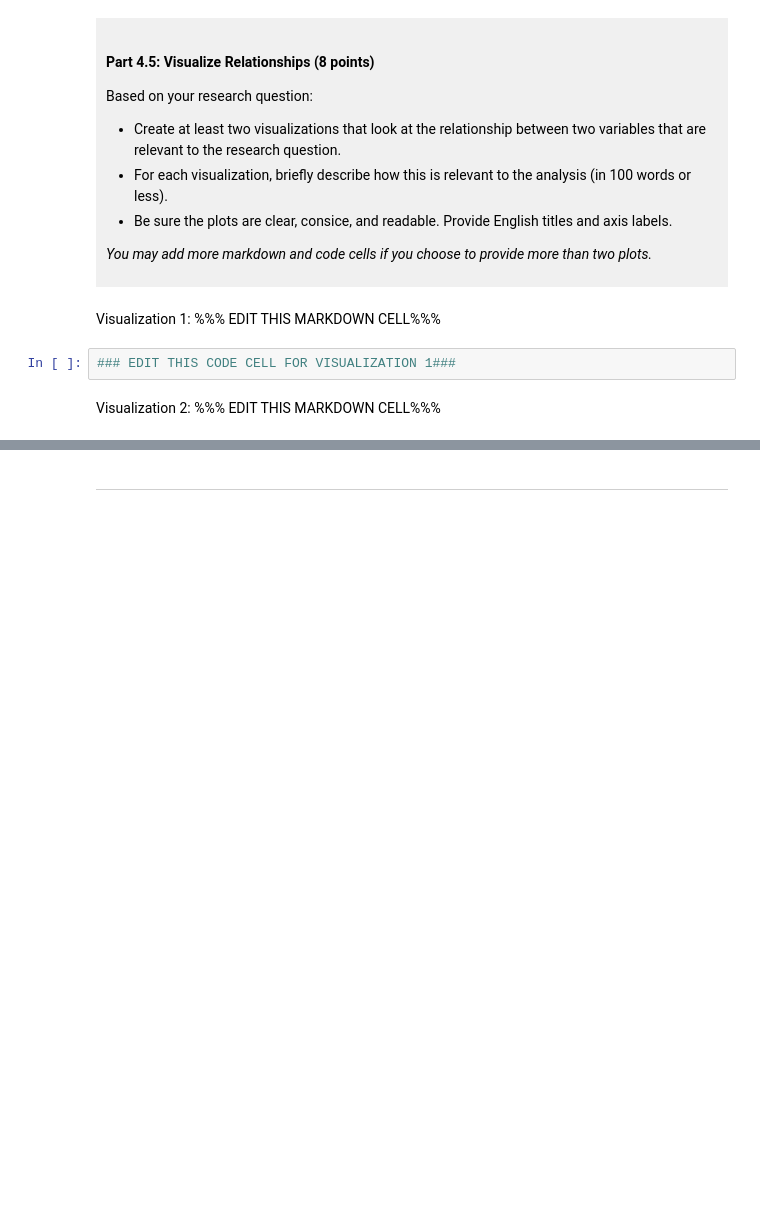
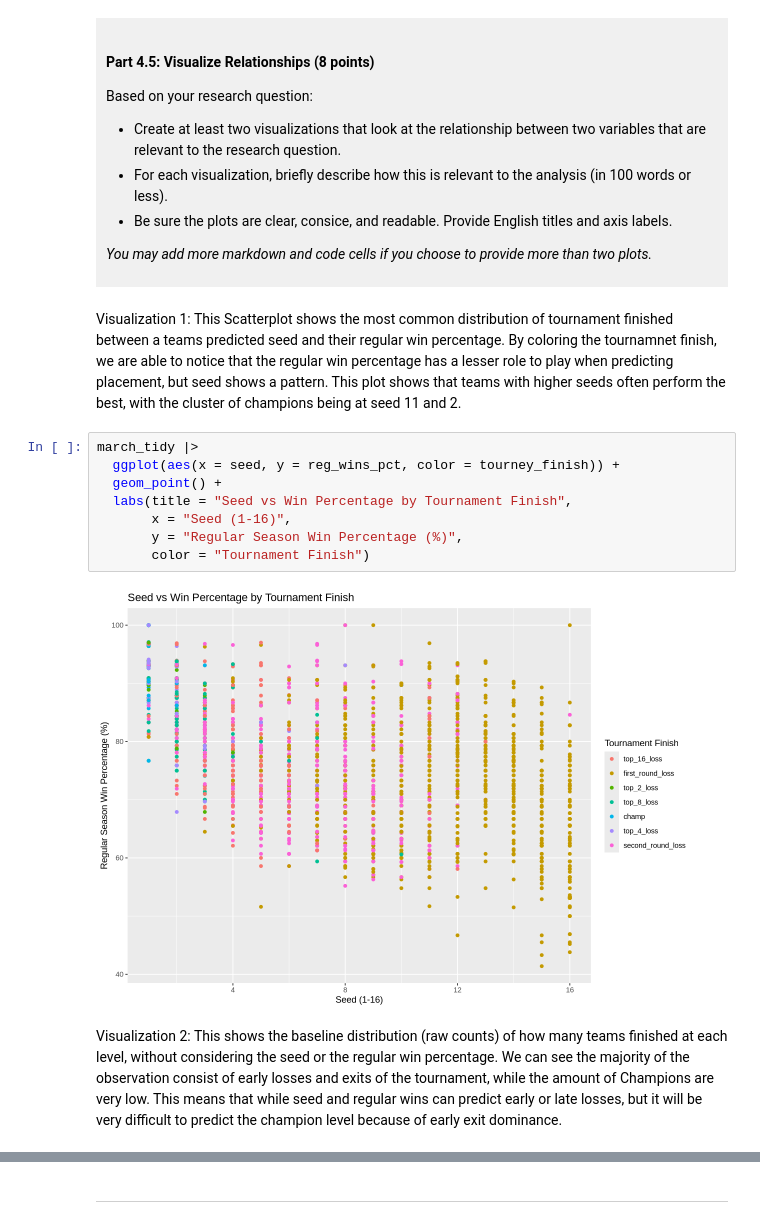
Before and after one commit to jinyuchx-creator/dsci-100-project-jinyu-chen, a Jupyter notebook: dsci-100-project-notebook.ipynb, the cells around one changed output, grey strips where cells are left out. Drawn from its saved outputs; the diff is of its cells as text; blank space fills up the shorter version.

```diff
--- a/dsci-100-project-notebook.ipynb
+++ b/dsci-100-project-notebook.ipynb
@@ -313,9 +372,17 @@ Based on your research question:
 *You may add more markdown and code cells if you choose to provide more than two plots.*
 </div>
 # %% [markdown]
-Visualization 1: %%% EDIT THIS MARKDOWN CELL%%%
+Visualization 1: This Scatterplot shows the most common distribution of tournament finished between a teams predicted seed and their regular win percentage. By coloring the tournamnet finish, we are able to notice that the regular win percentage has a lesser role to play when predicting placement, but seed shows a pattern. This plot shows that teams with higher seeds often perform the best, with the cluster of champions being at seed 11 and 2.
 # %%
-### EDIT THIS CODE CELL FOR VISUALIZATION 1###
+march_tidy |>
+  ggplot(aes(x = seed, y = reg_wins_pct, color = tourney_finish)) +
+  geom_point() +
+  labs(title = "Seed vs Win Percentage by Tournament Finish",
+       x = "Seed (1-16)",
+       y = "Regular Season Win Percentage (%)",
+       color = "Tournament Finish")
+# %% [output]
+[figure, added]
 # %% [markdown]
-Visualization 2: %%% EDIT THIS MARKDOWN CELL%%%
+Visualization 2: This shows the baseline distribution (raw counts) of how many teams finished at each level, without considering the seed or the regular win percentage. We can see the majority of the observation consist of early losses and exits of the tournament, while the amount of Champions are very low. This means that while seed and regular wins can predict early or late losses, but it will be very difficult to predict the champion level because of early exit dominance.
 # %%
```
Also changed, not shown: parts of 9 cells of this notebook.
